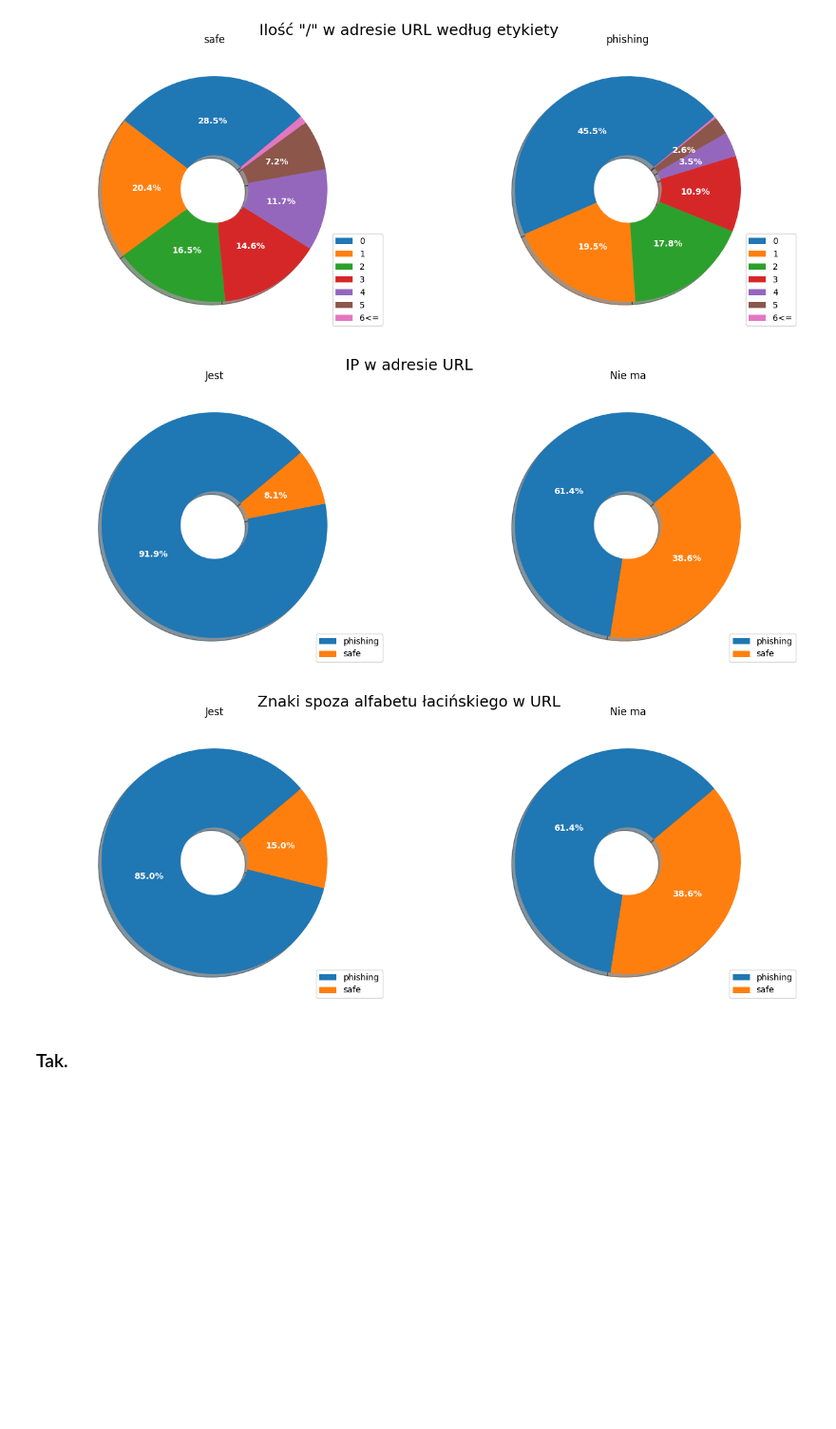
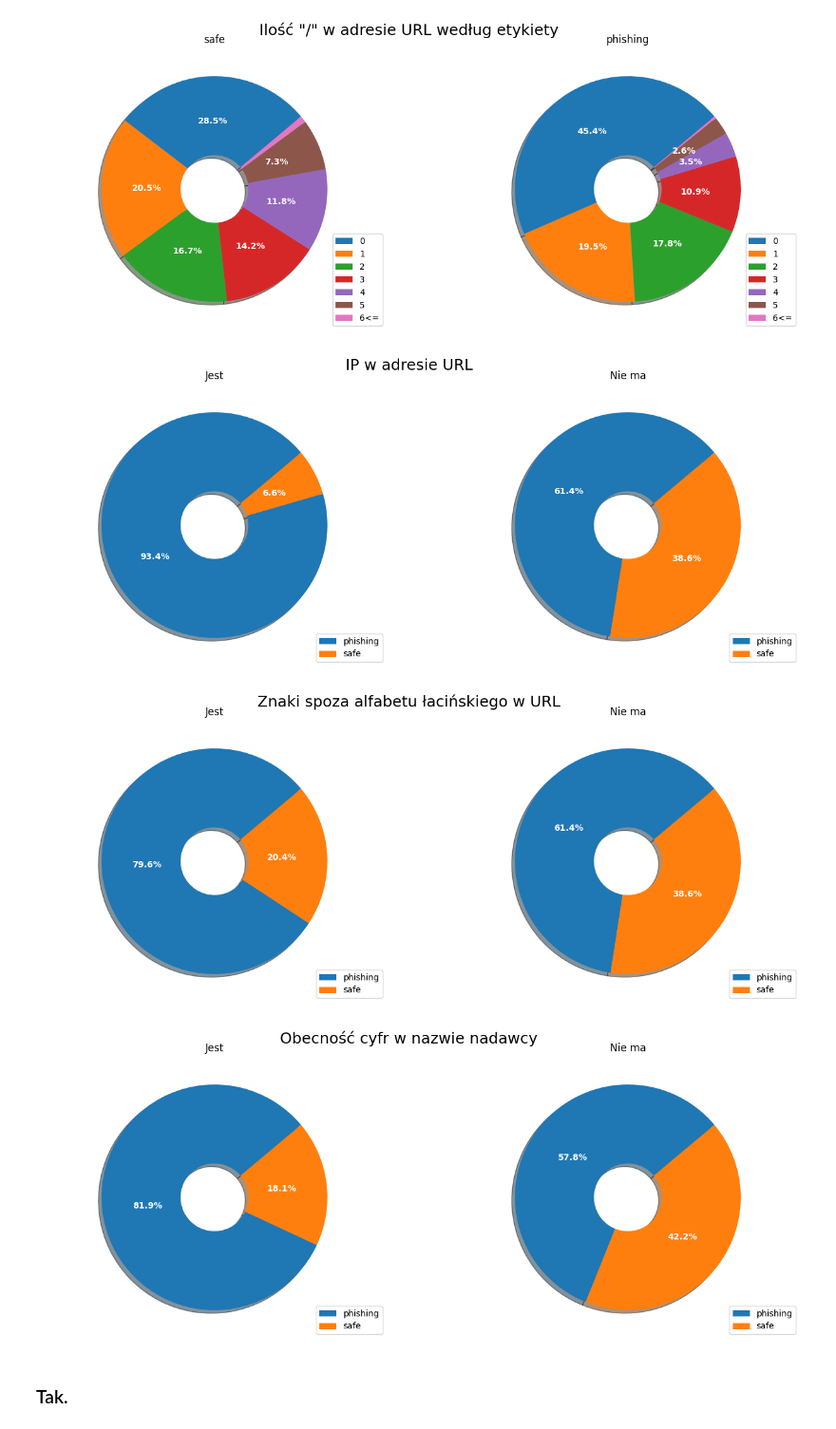
Before and after one commit to pgarwol/PhishingEmailDetection, a Jupyter notebook: data_preprocessing.ipynb, the cells around one changed output. Shown at 95% size. Saved outputs shown, nothing was run; the diff lists cells and outputs as text; code cells hidden in the pictures; blank space fills up the shorter version.

```diff
--- a/data_preprocessing.ipynb
+++ b/data_preprocessing.ipynb
@@ -21,0 +25,16 @@ mails.dropna(subset=['body', 'sender_mail'], inplace=True)
+# %%
+def get_sender_info(sender_mail: str):
+    splitted = sender_mail.split('@')
+    if len(splitted) != 2:
+        return None, None
+
+    name = splitted[0]
+    domain = splitted[1]
+    return name, domain
+
+
+
+
+
+
+mails[['sender_mail_name', 'sender_mail_domain']] = mails['sender_mail'].apply(lambda x: pd.Series(get_sender_info(x)))
@@ -21,0 +43,8 @@ mails.dropna(subset=['body', 'sender_mail'], inplace=True)
+# %%
+def get_nums_count(name: str):
+    name = str(name)
+    num_count = sum(1 for char in name if char.isnumeric())
+    return num_count
+
+
+mails['sender_nums_count'] = mails['sender_mail_name'].apply(get_nums_count)
@@ -21,0 +53,11 @@ mails.dropna(subset=['body', 'sender_mail'], inplace=True)
+# %%
+def get_domain_info(domain: str):
+    if domain is None:
+        return None
+    # TLD
+    splitted = domain.split('.')[:-1]
+    domain_noTLD = '.'.join(splitted)
+    return sum(1 for char in domain_noTLD if char.isnumeric()), len(domain_noTLD)
+
+
+mails[['sender_domain_num_count', 'sender_domain_length']] = mails['sender_mail_domain'].apply(lambda x: pd.Series(get_domain_info(x)))
@@ -22,3 +83,5 @@ mails.dropna(subset=['body', 'sender_mail'], inplace=True)
+# %%
+mails.dropna(subset=['sender_domain_num_count', 'sender_domain_length', 'sender_mail_name', 'sender_nums_count'], inplace=True)
 # %% [markdown]
 ### Wyciągamy <b>URLe</b> z <b>body</b> wiadomości e-mail i liczymy ich ilość
 # %%
@@ -392,36 +455,38 @@ def make_pie_chart2(col_name, chart_title=''):
     # PHISHING
     rows = mails[mails[col_name]==False]
     data = rows['label'].value_counts(normalize=True).to_dict()
 
     labels = list(data.keys())
     values = list(data.values())
     autopct_format = lambda p: f'{p:.1f}%' if p > 2 else ''
 
     ax[1].axis('equal')
     ax[1].set_title('Nie ma')
 
     wedges, texts, autotexts = ax[1].pie(x=values,
                                     wedgeprops=dict(width=0.70),
                                     autopct=autopct_format,
                                     shadow=True,
                                     startangle=40)
 
     ax[1].legend(wedges, sorted(labels), loc='lower right')
     plt.setp(autotexts, size=10, weight="bold", c='w')
 
     plt.suptitle(chart_title, fontsize=18, y=0.95)
 
 
 what_to_visualise = {
     'contains_ip': 'IP w adresie URL',
-    'has_non_latin': 'Znaki spoza alfabetu łacińskiego w URL'
+    'has_non_latin': 'Znaki spoza alfabetu łacińskiego w URL',
+    'sender_nums_count': 'Obecność cyfr w nazwie nadawcy'
 }
 
 for k, v in what_to_visualise.items():
     make_pie_chart2(k, v)
 # %% [output]
-[figure, old version]
+[figure, new version]
-[figure, old version]
+[figure, new version]
+[figure, added]
 # %% [markdown]
 ### Tak.
 # %% [markdown]
```
Also changed, not shown: parts of 13 cells of this notebook, 3 other files.
